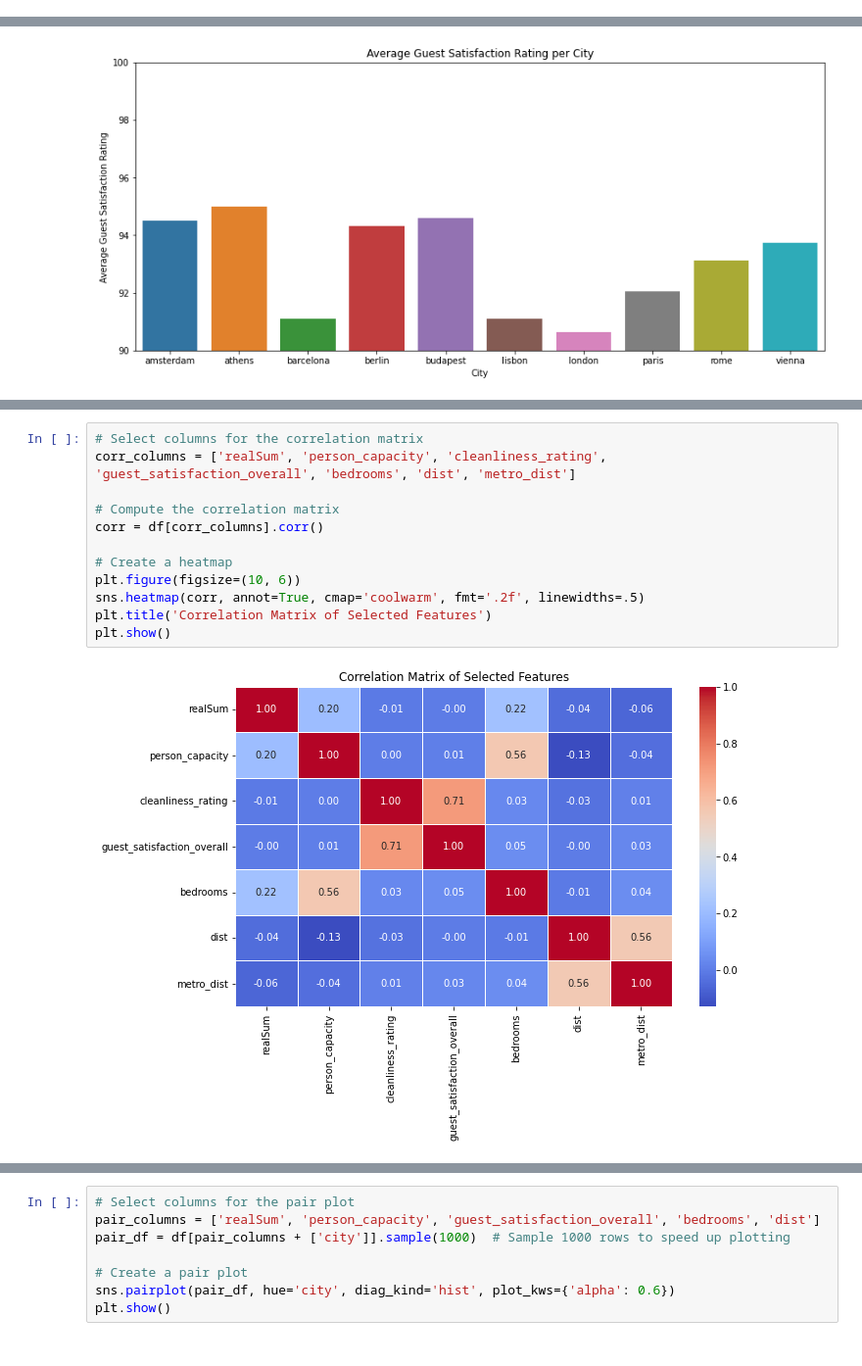
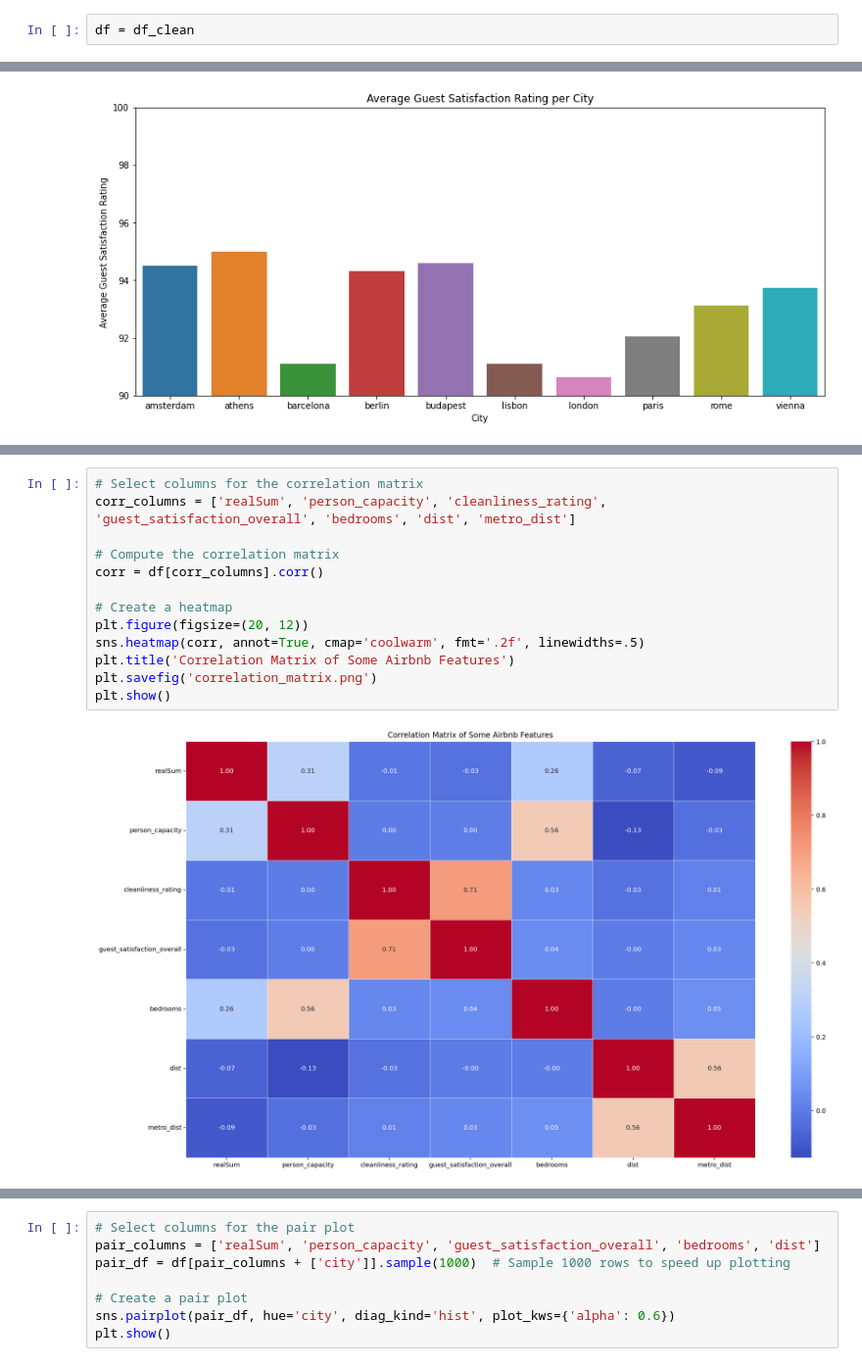
Before and after one commit to com-480-data-visualization/project-2023-les-zinzins, a Jupyter notebook: EDA.ipynb, the cells around one changed output, grey strips where cells are left out. Shown at 98% size. Drawn from its saved outputs; the diff is of its cells as text.

```diff
--- a/EDA.ipynb
+++ b/EDA.ipynb
@@ -131,6 +131,8 @@ print(df['room_type'].unique())
 ['Private room' 'Entire home/apt' 'Shared room']
 # %% [markdown]
 # Classic EDA
+# %%
+df = df_clean
 # %%
 # With the long tail :
 # plt.figure(figsize=(10, 6))
@@ -239,15 +266,16 @@ plt.show()
 # %%
 # Select columns for the correlation matrix
 corr_columns = ['realSum', 'person_capacity', 'cleanliness_rating', 'guest_satisfaction_overall', 'bedrooms', 'dist', 'metro_dist']
 
 # Compute the correlation matrix
 corr = df[corr_columns].corr()
 
 # Create a heatmap
-plt.figure(figsize=(10, 6))
+plt.figure(figsize=(20, 12))
 sns.heatmap(corr, annot=True, cmap='coolwarm', fmt='.2f', linewidths=.5)
-plt.title('Correlation Matrix of Selected Features')
+plt.title('Correlation Matrix of Some Airbnb Features')
+plt.savefig('correlation_matrix.png')
 plt.show()
 # %% [output]
-[figure, old version]
+[figure, new version]
 # %%
```
Also changed, not shown: parts of 8 cells of this notebook.
